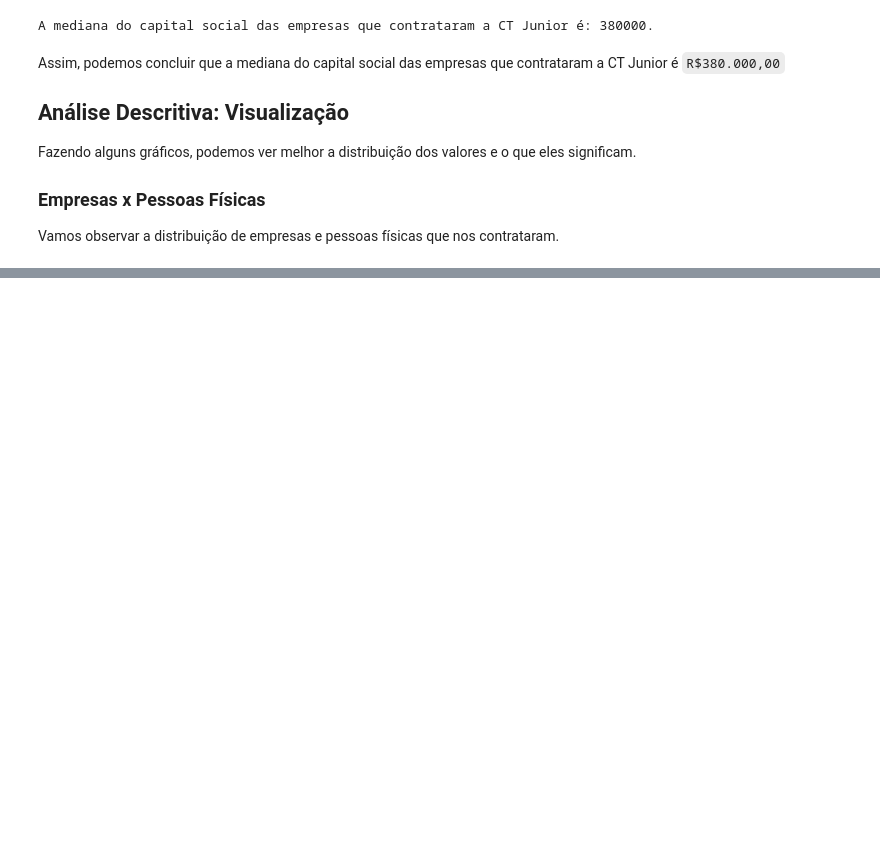
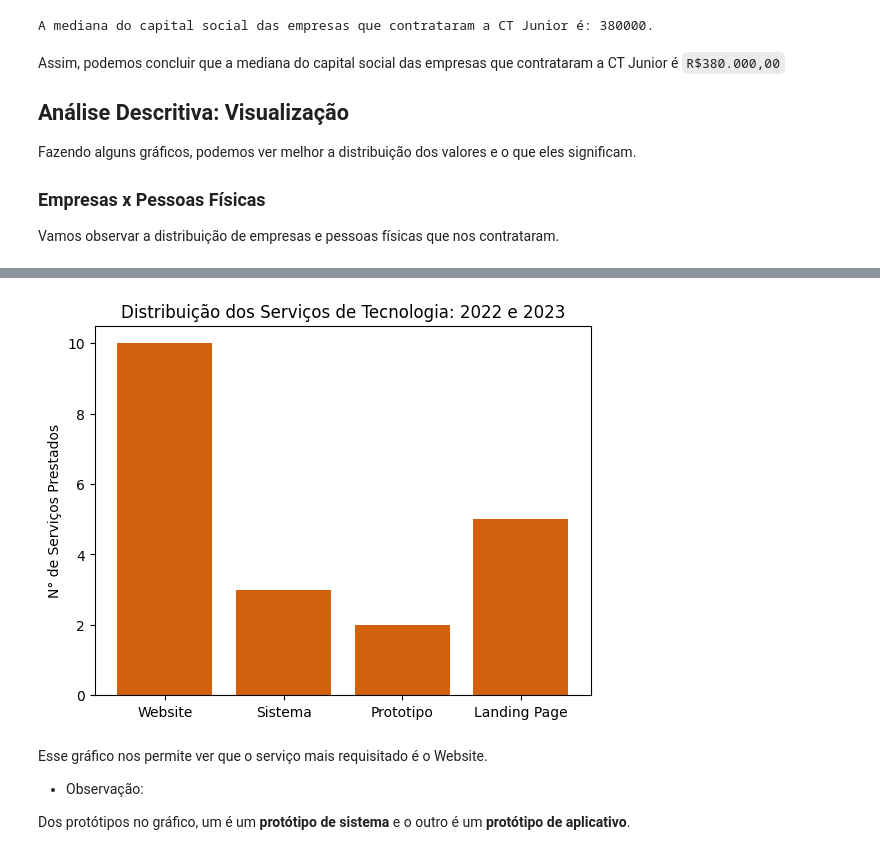
Before and after one commit to raphael-ss/persona-ct-junior, a Jupyter notebook: Persona - Tecnologia.ipynb, the cells around one changed output, grey strips where cells are left out. Cells and saved outputs as stored; diff of their text form; code cells hidden in the pictures; blank space fills up the shorter version.

```diff
--- a/Persona - Tecnologia.ipynb
+++ b/Persona - Tecnologia.ipynb
@@ -119,0 +163,33 @@ Vamos observar a distribuição de empresas e pessoas físicas que nos contratar
+# %%
+services = dict()
+for client in data:
+    for service in client[3]:
+        if service not in services.keys():
+            services[service] = 1
+        else:
+            services[service] += 1
+diff_services = list(services.keys())
+service_amount = list(services.values())
+
+#-Plot the bars accordinly to the y-coordinates (service_amount) and x-coordinates
+plt.bar(range(len(diff_services)), service_amount, color="#D3600D", width=0.8)
+
+#-Adding chart title
+plt.title("Distribuição dos Serviços de Tecnologia: 2022 e 2023")
+
+#-Naming the y-axis
+plt.ylabel("N° de Serviços Prestados")
+
+#-Naming the bars accordinly
+plt.xticks(range(len(diff_services)), diff_services)
+
+#-Displaying chart
+plt.show()
+# %% [output]
+[figure, added]
+# %% [markdown]
+Esse gráfico nos permite ver que o serviço mais requisitado é o Website.
+
+- Observação:
+
+Dos protótipos no gráfico, um é um **protótipo de sistema** e o outro é um **protótipo de aplicativo**.
```
Also changed, not shown: parts of 5 cells of this notebook, 1 other file.
